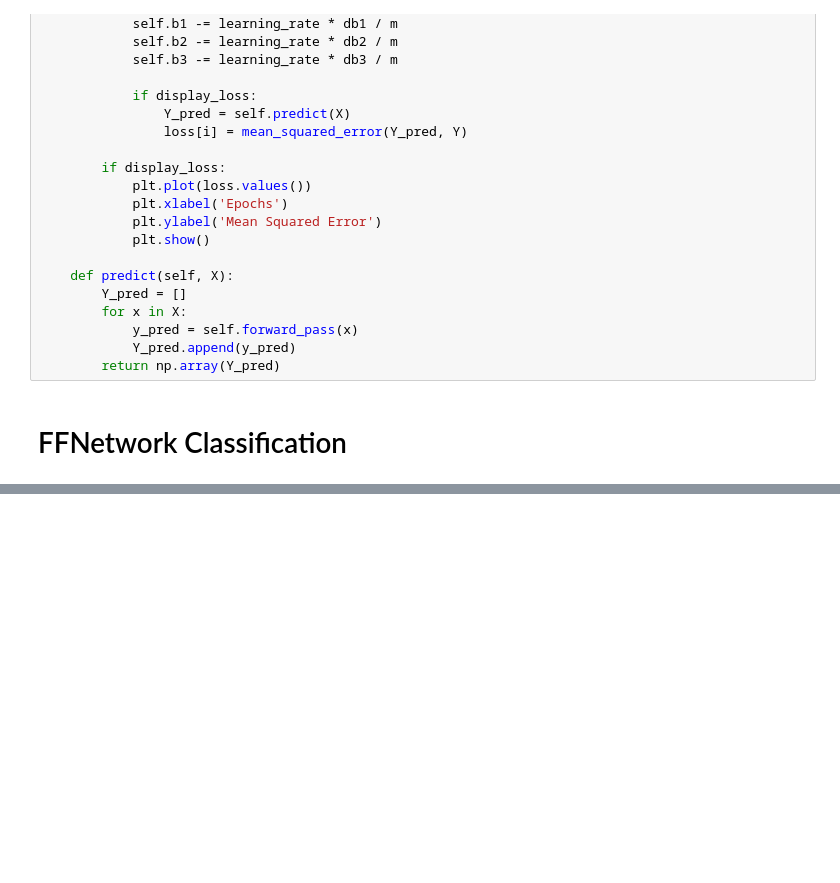
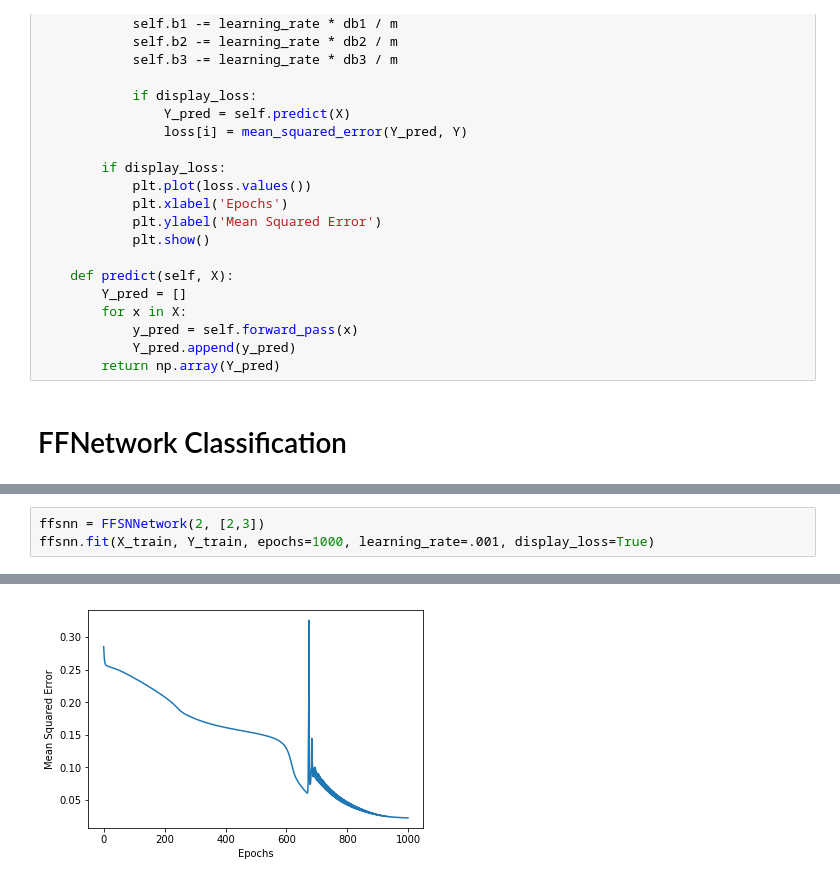
Before and after one commit to millitroy/Deeplearning-Practise, a Jupyter notebook: Feed Forward Networks.ipynb, the cells around one changed output, grey strips where cells are left out. Saved outputs shown, nothing was run; the diff lists cells and outputs as text; blank space fills up the shorter version.

```diff
--- a/Feed Forward Networks.ipynb
+++ b/Feed Forward Networks.ipynb
@@ -293,0 +385,4 @@ plt.show()
+# %%
+ffsnn = FFSNNetwork(2, [2,3])
+ffsnn.fit(X_train, Y_train, epochs=1000, learning_rate=.001, display_loss=True)
+# %% [output]
@@ -293,0 +390 @@ plt.show()
+[figure, added]
```
Also changed, not shown: parts of 23 cells of this notebook.
